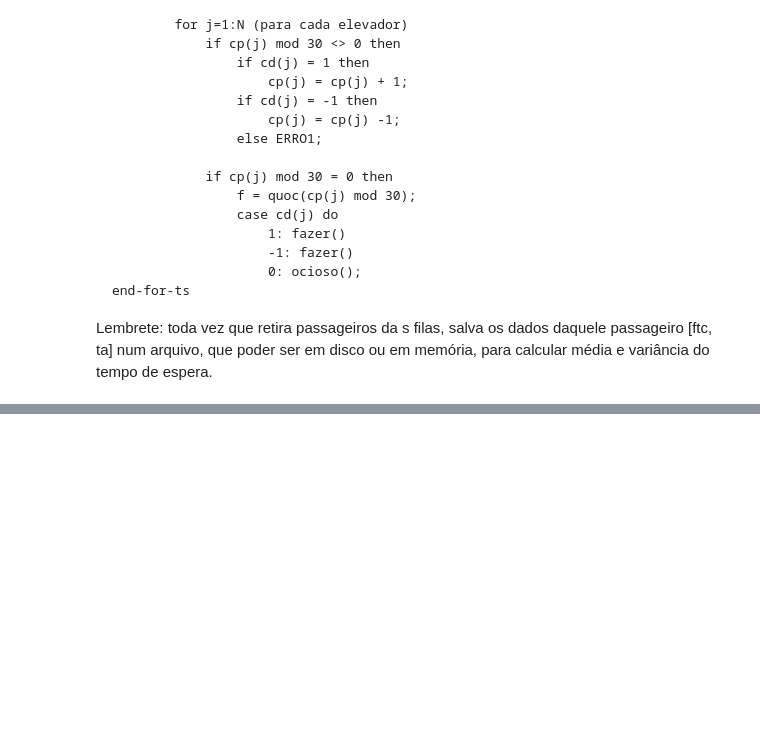
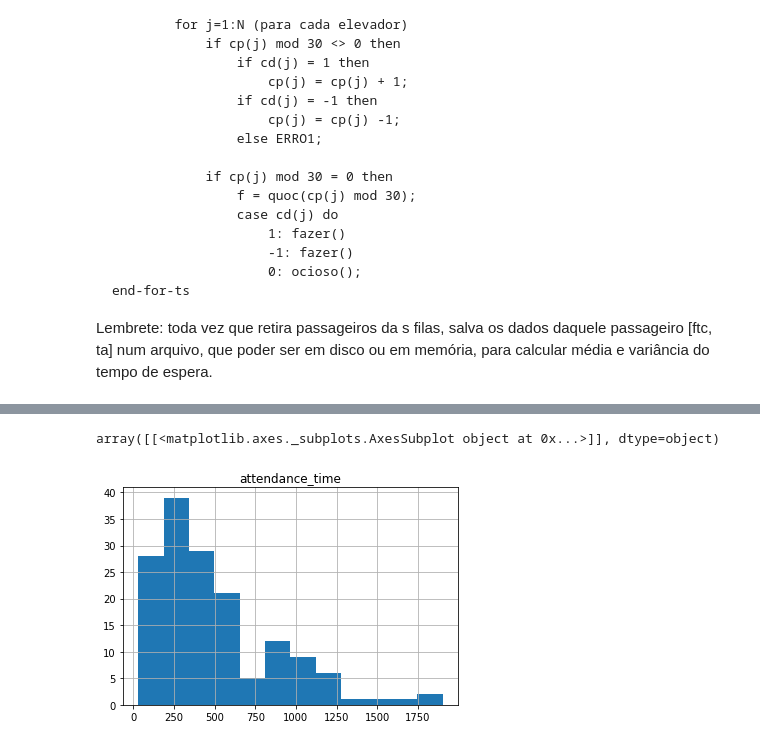
Before and after one commit to andrelfs01/elevadores, a Jupyter notebook: elevadores.ipynb, the cells around one changed output, grey strips where cells are left out. Cells and saved outputs as stored; diff of their text form; code cells hidden in the pictures; blank space fills up the shorter version.

```diff
--- a/elevadores.ipynb
+++ b/elevadores.ipynb
@@ -395,0 +420,5 @@ Var tempo de atendimento 124710.8253718113
+# %%
+result_df.hist(column=['attendance_time'], bins= int(math.sqrt(len(result_df.index))))
+# %% [output]
+array([[<matplotlib.axes._subplots.AxesSubplot object at 0x...>]], dtype=object)
+[figure, added]
```
Also changed, not shown: parts of 4 cells of this notebook.
